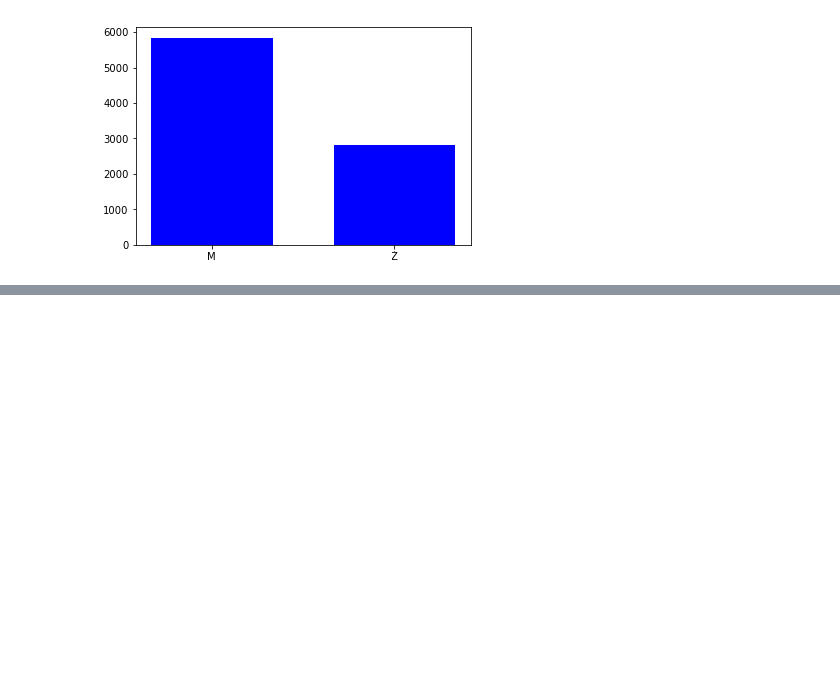
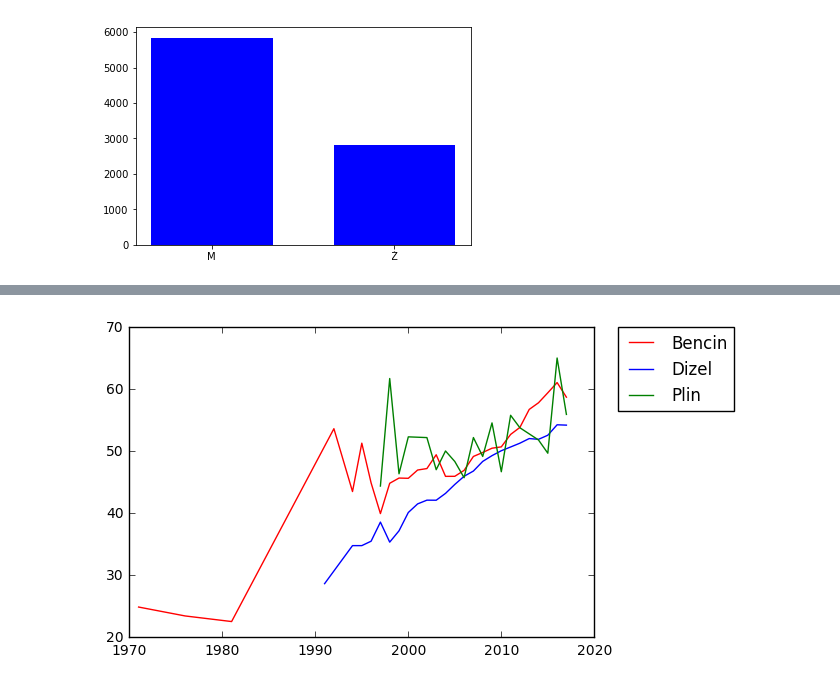
Before and after one commit to JakaJenko/PR18JJLVJH, a Jupyter notebook: Porocilo.ipynb, the cells around one changed output, grey strips where cells are left out. Saved outputs shown, nothing was run; the diff lists cells and outputs as text; code cells hidden in the pictures; blank space fills up the shorter version.

```diff
--- a/Porocilo.ipynb
+++ b/Porocilo.ipynb
@@ -140,0 +205,47 @@ plt.show()
+# %%
+#dict.setdefault(key, default=0)
+letaIzdelave = [[], [], []]
+arrId = 0
+
+povpKonjNaLiter = [{}, {}, {}]
+
+x=[[], [], []]
+y=[[], [], []]
+
+for podatek in data:
+    if podatek['"V.8-Kombinirana poraba goriva"'] == "":
+        continue
+
+    if podatek['"P.1.3-Vrsta goriva (opis)"'] == "Bencin":
+        arrId = 0
+    elif podatek['"P.1.3-Vrsta goriva (opis)"'] == "Dizel":
+        arrId = 1
+    elif podatek['"P.1.3-Vrsta goriva (opis)"'] == "Bencin/Utek. naft. plin":
+        arrId = 2
+
+    letaIzdelave[arrId].append(podatek['"5A-Leto izdelave"'])
+
+    konjNaLiter = float(podatek['"P.1.2-Nazivna moc"'].replace(',','.')) / (float(podatek['"P.1.1-Delovna prostornina"'].replace(',','.')) / 1000)
+
+    if podatek['"5A-Leto izdelave"'] in povpKonjNaLiter[arrId]:
+        value = povpKonjNaLiter[arrId][podatek['"5A-Leto izdelave"']][0] + konjNaLiter
+        stev = povpKonjNaLiter[arrId][podatek['"5A-Leto izdelave"']][1] + 1
+        povpKonjNaLiter[arrId][podatek['"5A-Leto izdelave"']] = [value, stev]
+    else:
+        povpKonjNaLiter[arrId][podatek['"5A-Leto izdelave"']]  = [konjNaLiter, 1]
+
+
+for i in 0, 1, 2:
+    for leto in sorted(povpKonjNaLiter[i].keys()):
+        if(leto not in x[i]):
+            x[i].append(leto)
+            y[i].append(povpKonjNaLiter[i][leto][0]/povpKonjNaLiter[i][leto][1])
+
+plt.figure(0)
+plt.plot(x[0], y[0], "r-", label="Bencin")
+plt.plot(x[1], y[1], "b-", label="Dizel")
+plt.plot(x[2], y[2], "g-", label="Plin")
+plt.legend(bbox_to_anchor=(1.05, 1), loc=2, borderaxespad=0.)
+plt.show()
+# %% [output]
+[figure, added]
```
Also changed, not shown: parts of 2 cells of this notebook, 5 other files.
